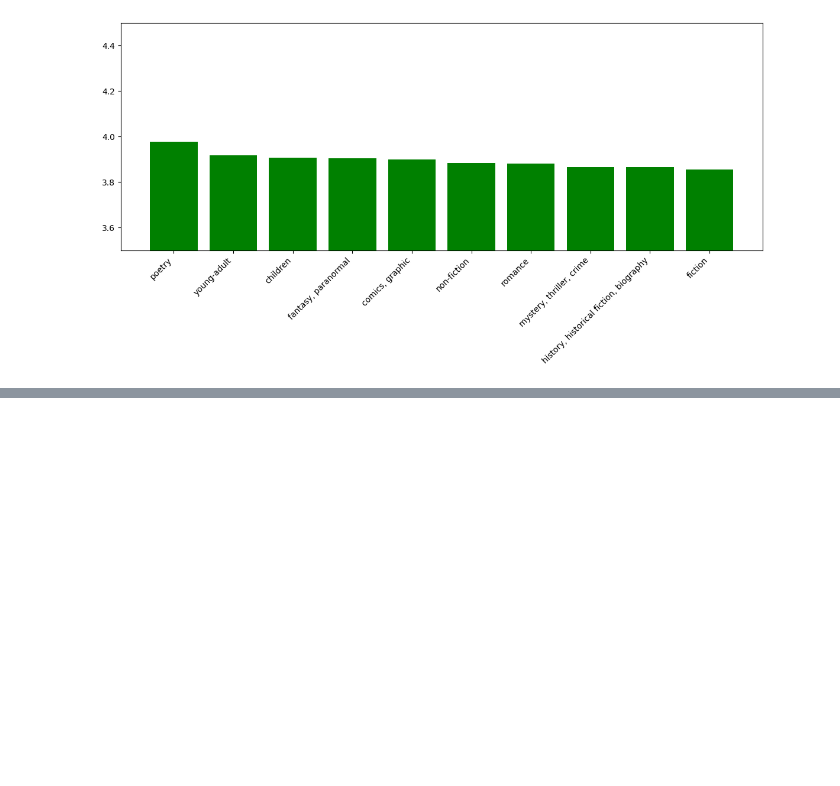
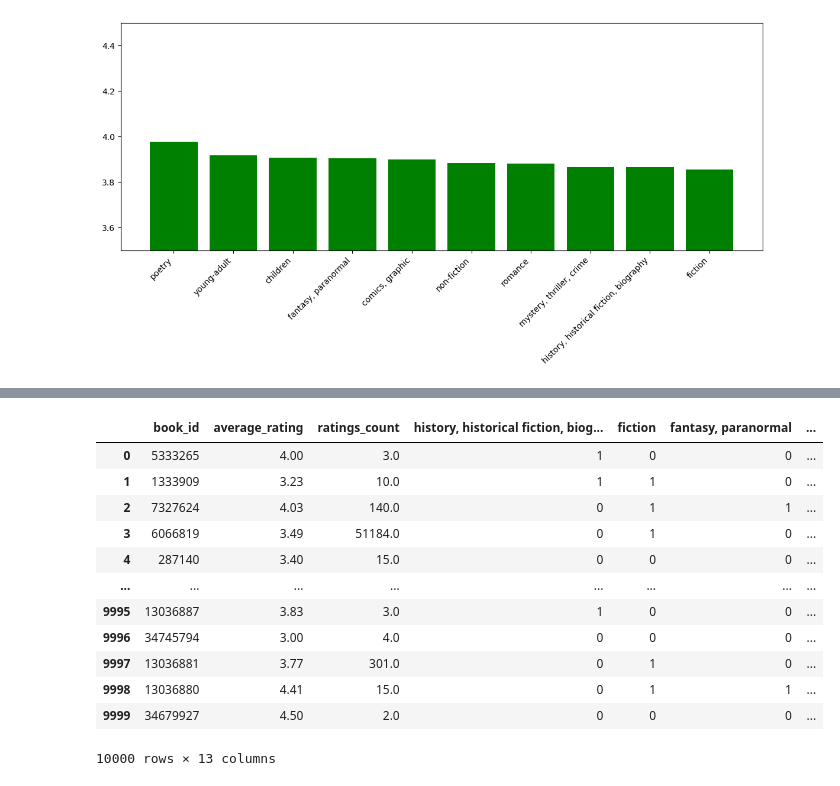
Before and after one commit to jefersonseverino/goodreads-book-review, a Jupyter notebook: main.ipynb, the cells around one changed output, grey strips where cells are left out. Cells and saved outputs as stored; diff of their text form; code cells hidden in the pictures; blank space fills up the shorter version.

Commit message:
Feat: feature selection, using one-hot enconding for genres and concatenating dataframe

```diff
--- a/main.ipynb
+++ b/main.ipynb
@@ -250,0 +274,4 @@ plt.show()
+# %%
+# Drop unnecessary columns
+books_df_model = book_df[["book_id", "average_rating", "ratings_count"]]
+books_df_model
@@ -250,0 +292,27 @@ plt.show()
+# %%
+books_df_model = books_df_model.merge(genres_df[['book_id', 'genres']], on='book_id', how='left')
+# %%
+df_expanded = books_df_model['genres'].apply(lambda x: list(x.keys()))
+
+one_hot_encoded = df_expanded.apply(lambda genres: pd.Series({genre: 1 for genre in genres}))
+one_hot_encoded = one_hot_encoded.fillna(0).astype(int)
+
+books_df_model = books_df_model.drop(columns="genres")
+# %%
+books_df_model = pd.concat([books_df_model, one_hot_encoded],  axis=1)
+# %%
+books_df_model
+# %% [output]
+|  | book_id | average_rating | ratings_count | history, historical fiction, biog... | fiction | fantasy, paranormal | ... |
+| 0 | 5333265 | 4.00 | 3.0 | 1 | 0 | 0 | ... |
+| 1 | 1333909 | 3.23 | 10.0 | 1 | 1 | 0 | ... |
+| 2 | 7327624 | 4.03 | 140.0 | 0 | 1 | 1 | ... |
+| 3 | 6066819 | 3.49 | 51184.0 | 0 | 1 | 0 | ... |
+| 4 | 287140 | 3.40 | 15.0 | 0 | 0 | 0 | ... |
+| ... | ... | ... | ... | ... | ... | ... | ... |
+| 9995 | 13036887 | 3.83 | 3.0 | 1 | 0 | 0 | ... |
+| 9996 | 34745794 | 3.00 | 4.0 | 0 | 0 | 0 | ... |
+| 9997 | 13036881 | 3.77 | 301.0 | 0 | 1 | 0 | ... |
+| 9998 | 13036880 | 4.41 | 15.0 | 0 | 1 | 1 | ... |
+| 9999 | 34679927 | 4.50 | 2.0 | 0 | 0 | 0 | ... |
+10000 rows × 13 columns
```
Also changed, not shown: parts of 8 cells of this notebook.
